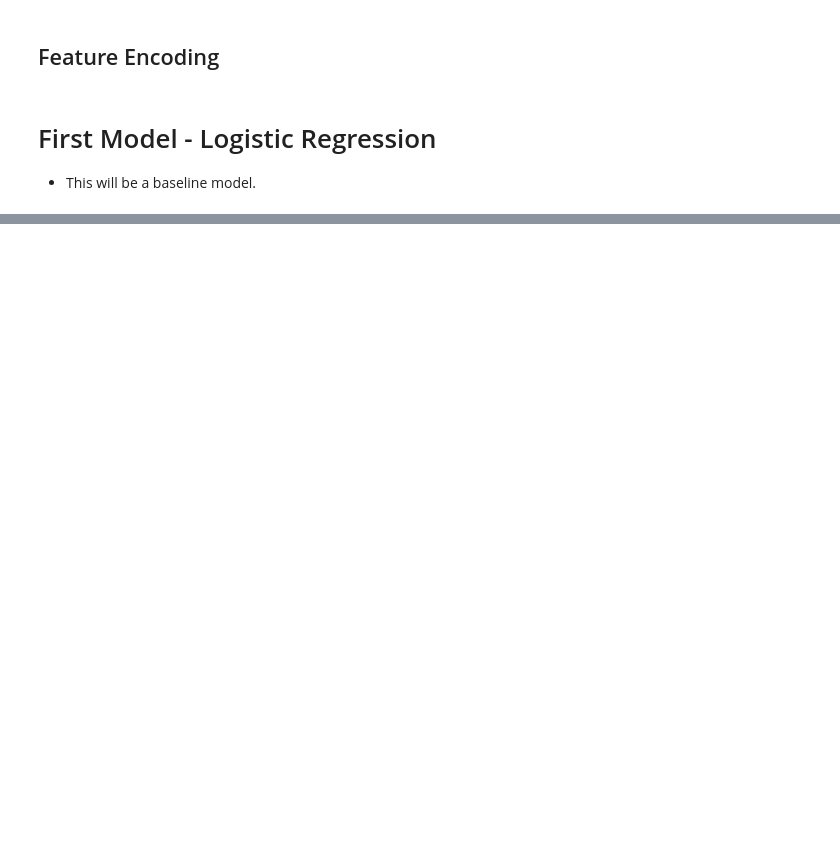
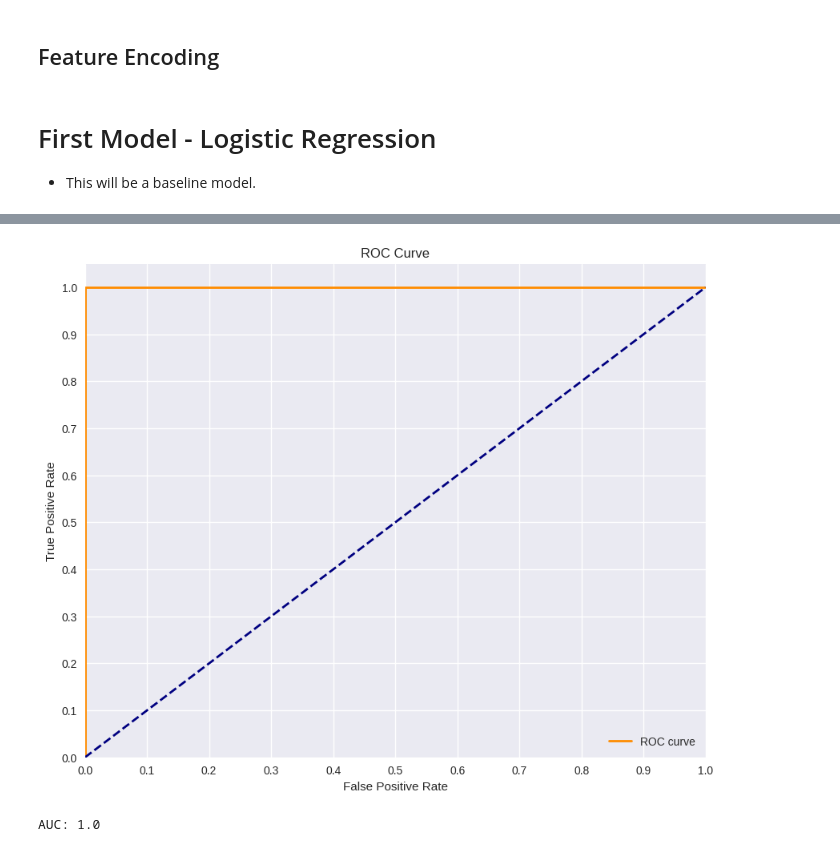
Before and after one commit to robertmbau/Terry_Stops, a Jupyter notebook: terry_stops.ipynb, the cells around one changed output, grey strips where cells are left out. Drawn from its saved outputs; the diff is of its cells as text; code cells hidden in the pictures; blank space fills up the shorter version.

```diff
--- a/terry_stops.ipynb
+++ b/terry_stops.ipynb
@@ -583,0 +515,5 @@ plt.show()
+# %%
+plot_roc(X_train_ohe, y_hat_train2, X_test_ohe, y_hat_test2, dt)
+# %% [output]
+[figure, added]
+AUC: 1.0
```
Also changed, not shown: parts of 33 cells of this notebook.
